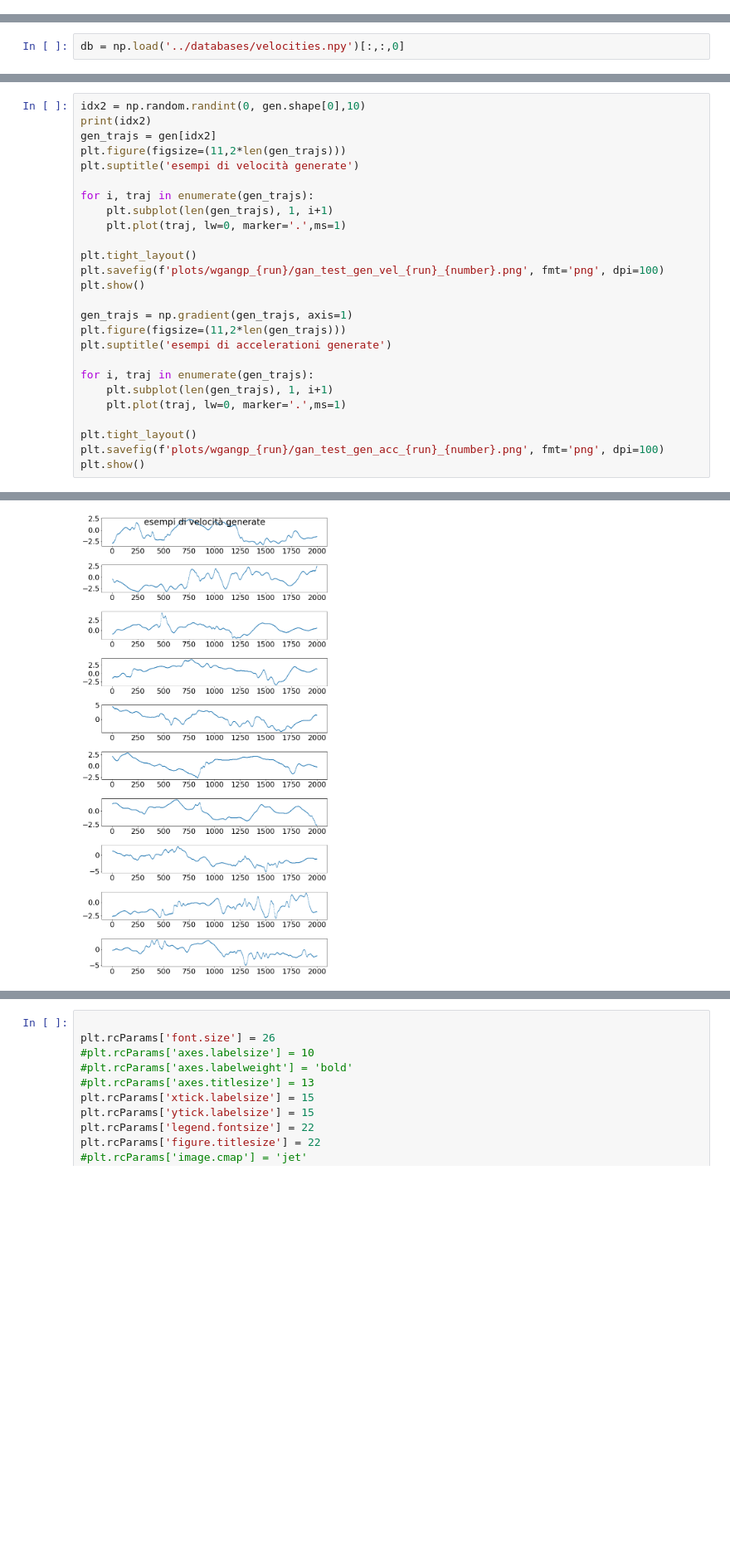
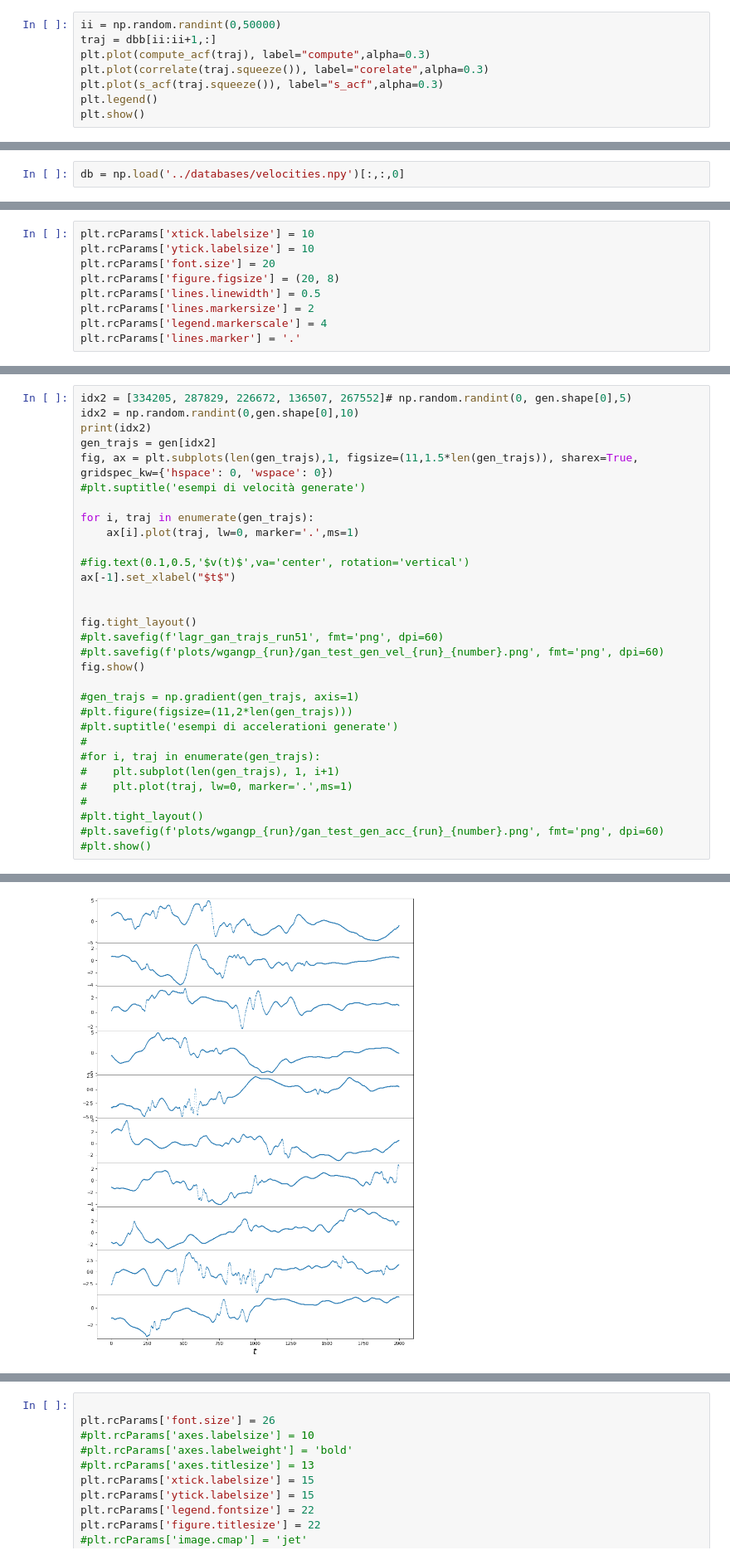
Before and after one commit to scarpma/lagrangian, a Jupyter notebook: gan_test.ipynb, the cells around one changed output, grey strips where cells are left out. Shown at 83% size. Cells and saved outputs as stored; diff of their text form; blank space fills up the shorter version.

```diff
--- a/gan_test.ipynb
+++ b/gan_test.ipynb
@@ -540,0 +579,8 @@ NameError: name 'ou' is not defined
+# %%
+ii = np.random.randint(0,50000)
+traj = dbb[ii:ii+1,:]
+plt.plot(compute_acf(traj), label="compute",alpha=0.3)
+plt.plot(correlate(traj.squeeze()), label="corelate",alpha=0.3)
+plt.plot(s_acf(traj.squeeze()), label="s_acf",alpha=0.3)
+plt.legend()
+plt.show()
@@ -662,3 +710,12 @@ plt.savefig(f'plots/wgangp_{run}/gan_test_trajs_{run}_{number}.png', fmt='png',
 plt.show()
 # %% [output]
 [figure]
+# %%
+plt.rcParams['xtick.labelsize'] = 10
+plt.rcParams['ytick.labelsize'] = 10
+plt.rcParams['font.size'] = 20
+plt.rcParams['figure.figsize'] = (20, 8)
+plt.rcParams['lines.linewidth'] = 0.5
+plt.rcParams['lines.markersize'] = 2
+plt.rcParams['legend.markerscale'] = 4
+plt.rcParams['lines.marker'] = '.'
@@ -665,27 +876,32 @@ plt.show()
 # %%
-idx2 = np.random.randint(0, gen.shape[0],10)
+idx2 = [334205, 287829, 226672, 136507, 267552]# np.random.randint(0, gen.shape[0],5)
+idx2 = np.random.randint(0,gen.shape[0],10)
 print(idx2)
 gen_trajs = gen[idx2]
-plt.figure(figsize=(11,2*len(gen_trajs)))
-plt.suptitle('esempi di velocità generate')
+fig, ax = plt.subplots(len(gen_trajs),1, figsize=(11,1.5*len(gen_trajs)), sharex=True, gridspec_kw={'hspace': 0, 'wspace': 0})
+#plt.suptitle('esempi di velocità generate')
 
 for i, traj in enumerate(gen_trajs):
-    plt.subplot(len(gen_trajs), 1, i+1)
-    plt.plot(traj, lw=0, marker='.',ms=1)
+    ax[i].plot(traj, lw=0, marker='.',ms=1)
 
-plt.tight_layout()
-plt.savefig(f'plots/wgangp_{run}/gan_test_gen_vel_{run}_{number}.png', fmt='png', dpi=100)
-plt.show()
+#fig.text(0.1,0.5,'$v(t)$',va='center', rotation='vertical')
+ax[-1].set_xlabel("$t$")
 
-gen_trajs = np.gradient(gen_trajs, axis=1)
-plt.figure(figsize=(11,2*len(gen_trajs)))
-plt.suptitle('esempi di accelerationi generate')
 
-for i, traj in enumerate(gen_trajs):
-    plt.subplot(len(gen_trajs), 1, i+1)
-    plt.plot(traj, lw=0, marker='.',ms=1)
+fig.tight_layout()
+#plt.savefig(f'lagr_gan_trajs_run51', fmt='png', dpi=60)
+#plt.savefig(f'plots/wgangp_{run}/gan_test_gen_vel_{run}_{number}.png', fmt='png', dpi=60)
+fig.show()
 
-plt.tight_layout()
-plt.savefig(f'plots/wgangp_{run}/gan_test_gen_acc_{run}_{number}.png', fmt='png', dpi=100)
-plt.show()
+#gen_trajs = np.gradient(gen_trajs, axis=1)
+#plt.figure(figsize=(11,2*len(gen_trajs)))
+#plt.suptitle('esempi di accelerationi generate')
+#
+#for i, traj in enumerate(gen_trajs):
+#    plt.subplot(len(gen_trajs), 1, i+1)
+#    plt.plot(traj, lw=0, marker='.',ms=1)
+#
+#plt.tight_layout()
+#plt.savefig(f'plots/wgangp_{run}/gan_test_gen_acc_{run}_{number}.png', fmt='png', dpi=60)
+#plt.show()
 # %% [output]
@@ -693 +909 @@ plt.show()
-[figure, old version]
+[figure, new version]
```
Also changed, not shown: parts of 36 cells of this notebook, 5 other files.
